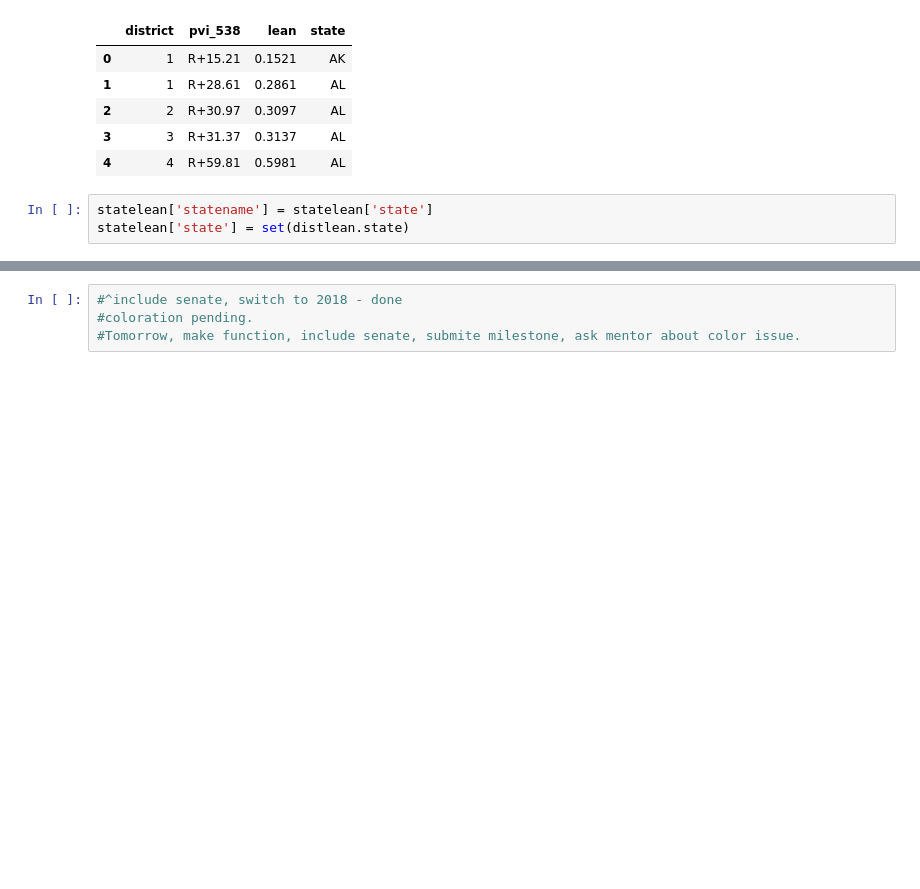
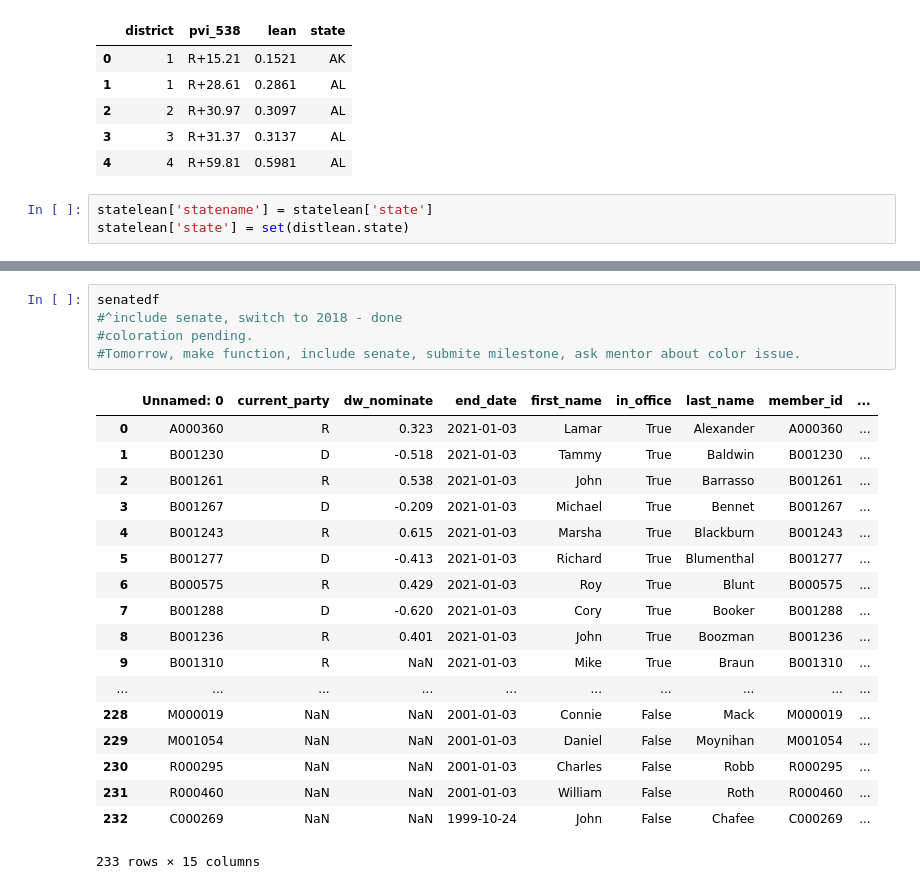
Before and after one commit to Nhorning/Congressional_Survival, a Jupyter notebook: Exploratory Data Analysis.ipynb, the cells around one changed output, grey strips where cells are left out. Drawn from its saved outputs; the diff is of its cells as text; blank space fills up the shorter version.

```diff
--- a/Exploratory Data Analysis.ipynb
+++ b/Exploratory Data Analysis.ipynb
@@ -885,4 +895,24 @@ A significant relationship exists between district lean and ideological score. H
 # %%
+senatedf
 #^include senate, switch to 2018 - done
 #coloration pending.
 #Tomorrow, make function, include senate, submite milestone, ask mentor about color issue.
+# %% [output]
+|  | Unnamed: 0 | current_party | dw_nominate | end_date | first_name | in_office | last_name | member_id | ... |
+| 0 | A000360 | R | 0.323 | 2021-01-03 | Lamar | True | Alexander | A000360 | ... |
+| 1 | B001230 | D | -0.518 | 2021-01-03 | Tammy | True | Baldwin | B001230 | ... |
+| 2 | B001261 | R | 0.538 | 2021-01-03 | John | True | Barrasso | B001261 | ... |
+| 3 | B001267 | D | -0.209 | 2021-01-03 | Michael | True | Bennet | B001267 | ... |
+| 4 | B001243 | R | 0.615 | 2021-01-03 | Marsha | True | Blackburn | B001243 | ... |
+| 5 | B001277 | D | -0.413 | 2021-01-03 | Richard | True | Blumenthal | B001277 | ... |
+| 6 | B000575 | R | 0.429 | 2021-01-03 | Roy | True | Blunt | B000575 | ... |
+| 7 | B001288 | D | -0.620 | 2021-01-03 | Cory | True | Booker | B001288 | ... |
+| 8 | B001236 | R | 0.401 | 2021-01-03 | John | True | Boozman | B001236 | ... |
+| 9 | B001310 | R | NaN | 2021-01-03 | Mike | True | Braun | B001310 | ... |
+| ... | ... | ... | ... | ... | ... | ... | ... | ... | ... |
+| 228 | M000019 | NaN | NaN | 2001-01-03 | Connie | False | Mack | M000019 | ... |
+| 229 | M001054 | NaN | NaN | 2001-01-03 | Daniel | False | Moynihan | M001054 | ... |
+| 230 | R000295 | NaN | NaN | 2001-01-03 | Charles | False | Robb | R000295 | ... |
+| 231 | R000460 | NaN | NaN | 2001-01-03 | William | False | Roth | R000460 | ... |
+| 232 | C000269 | NaN | NaN | 1999-10-24 | John | False | Chafee | C000269 | ... |
+233 rows × 15 columns
```
Also changed, not shown: parts of 13 cells of this notebook, 1 other file.
